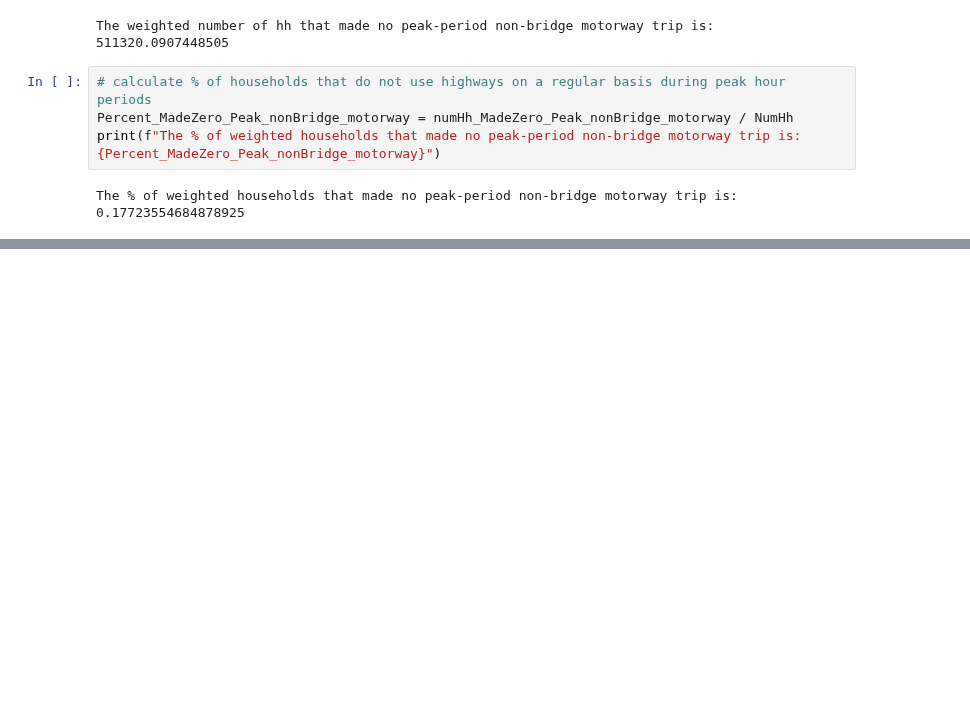
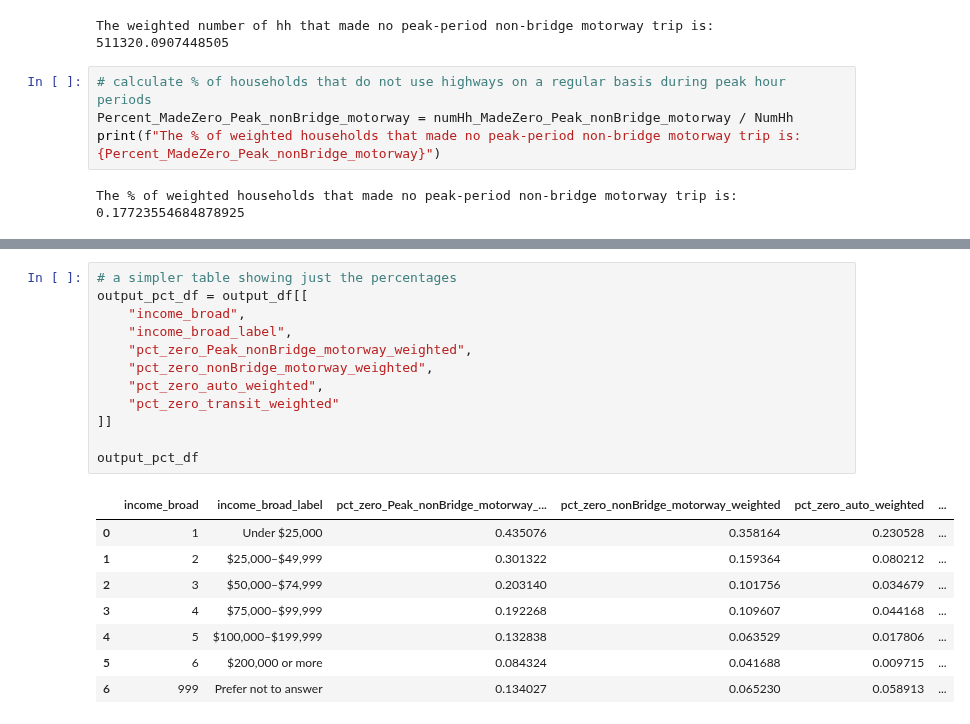
Before and after one commit to BayAreaMetro/Travel-Diary-Surveys, a Jupyter notebook: BATS-2023/Requests/Calc_percent_hh_made_no_motorway_trips.ipynb, the cells around one changed output, grey strips where cells are left out. Saved outputs shown, nothing was run; the diff lists cells and outputs as text; blank space fills up the shorter version.

```diff
--- a/BATS-2023/Requests/Calc_percent_hh_made_no_motorway_trips.ipynb
+++ b/BATS-2023/Requests/Calc_percent_hh_made_no_motorway_trips.ipynb
@@ -323,0 +370,21 @@ output_df
+# %%
+# a simpler table showing just the percentages
+output_pct_df = output_df[[
+    "income_broad",
+    "income_broad_label",
+    "pct_zero_Peak_nonBridge_motorway_weighted",
+    "pct_zero_nonBridge_motorway_weighted",
+    "pct_zero_auto_weighted",
+    "pct_zero_transit_weighted"
+]]
+
+output_pct_df
+# %% [output]
+|  | income_broad | income_broad_label | pct_zero_Peak_nonBridge_motorway_... | pct_zero_nonBridge_motorway_weighted | pct_zero_auto_weighted | ... |
+| 0 | 1 | Under $25,000 | 0.435076 | 0.358164 | 0.230528 | ... |
+| 1 | 2 | $25,000–$49,999 | 0.301322 | 0.159364 | 0.080212 | ... |
+| 2 | 3 | $50,000–$74,999 | 0.203140 | 0.101756 | 0.034679 | ... |
+| 3 | 4 | $75,000–$99,999 | 0.192268 | 0.109607 | 0.044168 | ... |
+| 4 | 5 | $100,000–$199,999 | 0.132838 | 0.063529 | 0.017806 | ... |
+| 5 | 6 | $200,000 or more | 0.084324 | 0.041688 | 0.009715 | ... |
+| 6 | 999 | Prefer not to answer | 0.134027 | 0.065230 | 0.058913 | ... |
```
Also changed, not shown: parts of 30 cells of this notebook.
